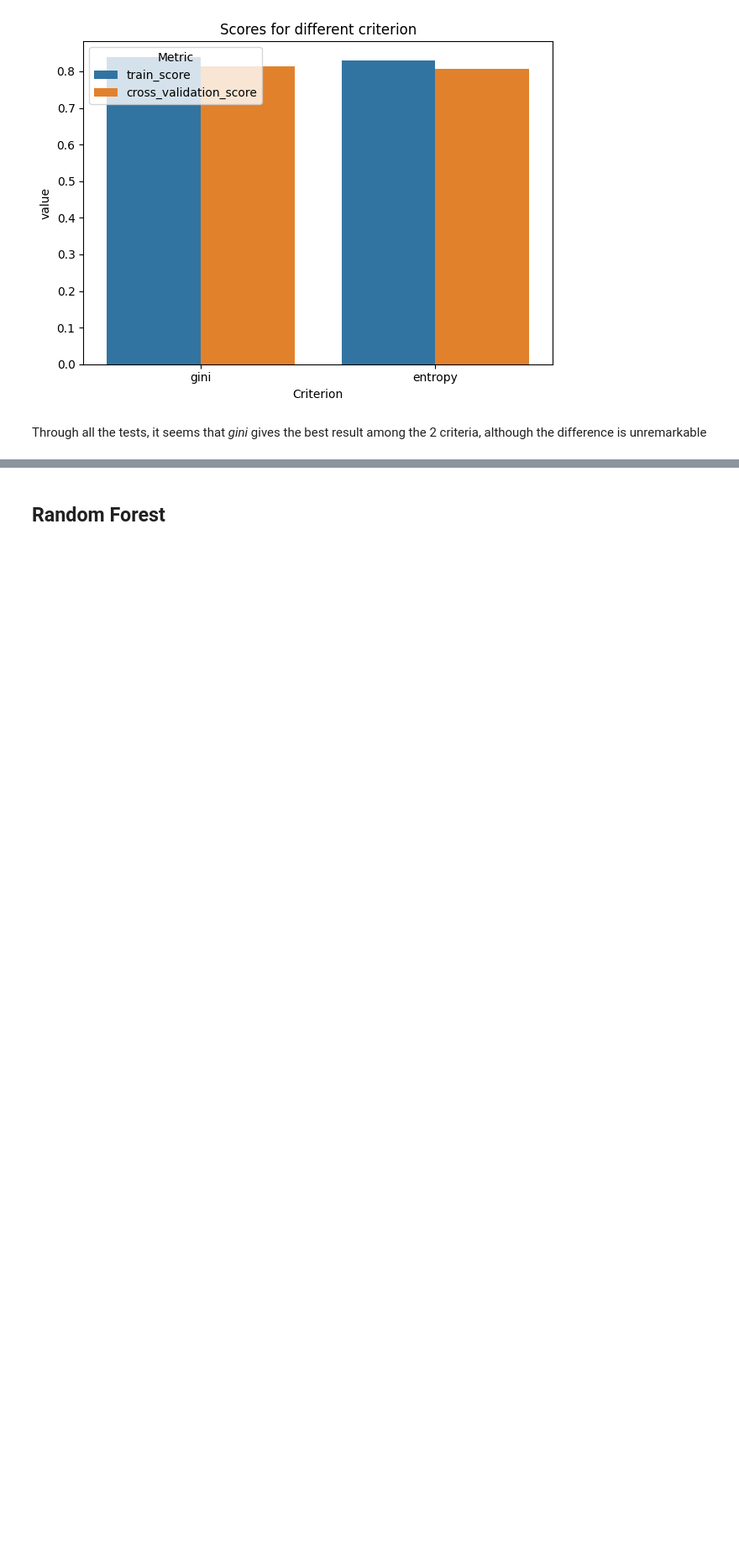
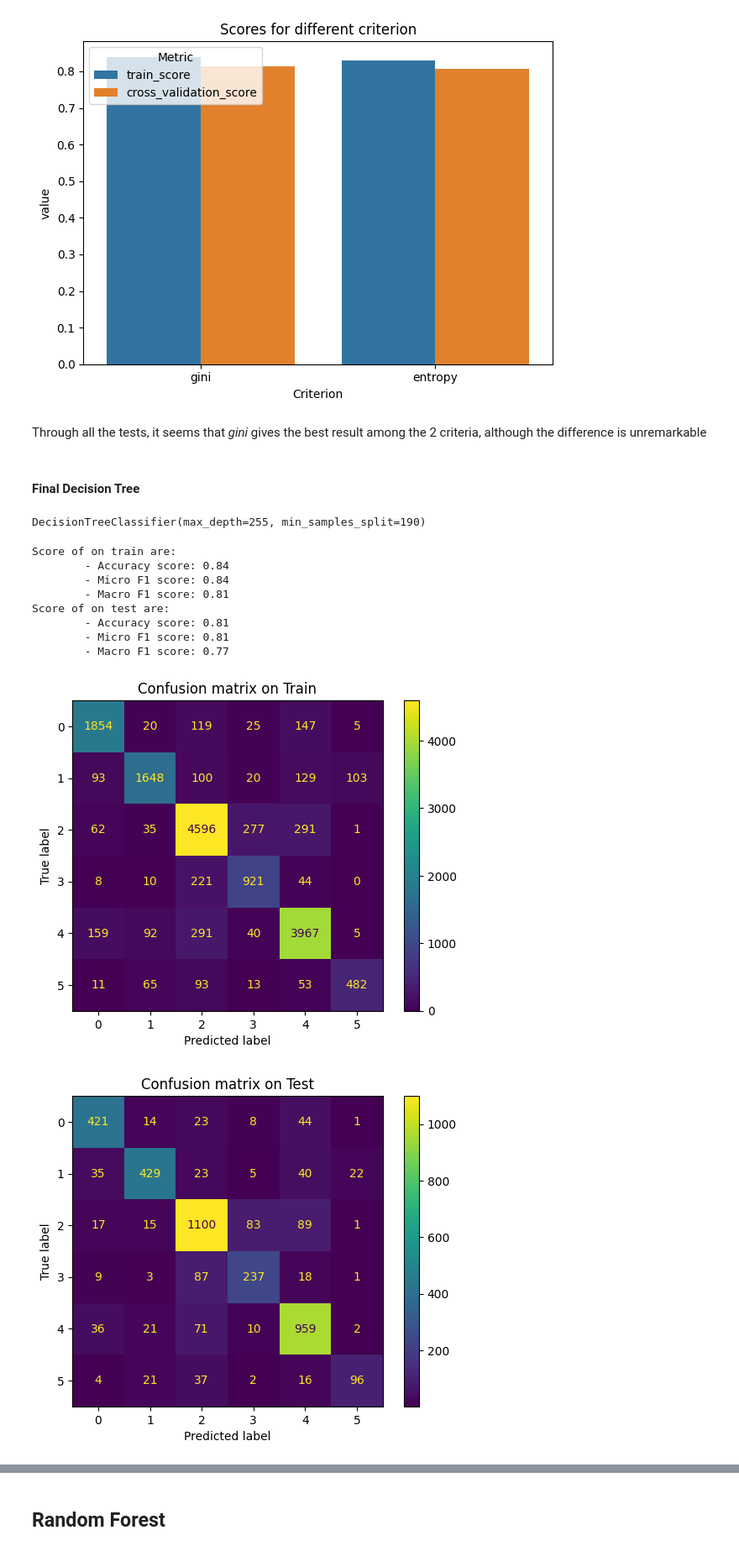
Before and after one commit to auphong2707/emotion-dectection-from-text, a Jupyter notebook: EDFT.ipynb, the cells around one changed output, grey strips where cells are left out. Shown at 84% size. Saved outputs shown, nothing was run; the diff lists cells and outputs as text; code cells hidden in the pictures; blank space fills up the shorter version.

```diff
--- a/EDFT.ipynb
+++ b/EDFT.ipynb
@@ -837,3 +850,23 @@ plt.tight_layout()
 [figure]
 # %% [markdown]
 Through all the tests, it seems that *gini* gives the best result among the 2 criteria, although the difference is unremarkable
+# %% [markdown]
+#### Final Decision Tree
+# %%
+dt_final = DecisionTreeClassifier(criterion='gini', max_depth=255, min_samples_split=190, min_samples_leaf=1)
+dt_final.fit(X_train_bow, y_train)
+# %% [output]
+DecisionTreeClassifier(max_depth=255, min_samples_split=190)
+# %%
+evaluate_model(dt_final, X_train_bow, X_test_bow, y_train, y_test, include_training=True)
+# %% [output]
+Score of on train are:
+        - Accuracy score: 0.84
+        - Micro F1 score: 0.84
+        - Macro F1 score: 0.81
+Score of on test are:
+        - Accuracy score: 0.81
+        - Micro F1 score: 0.81
+        - Macro F1 score: 0.77
+[figure, added]
+[figure, added]
```
Also changed, not shown: parts of 11 cells of this notebook.
